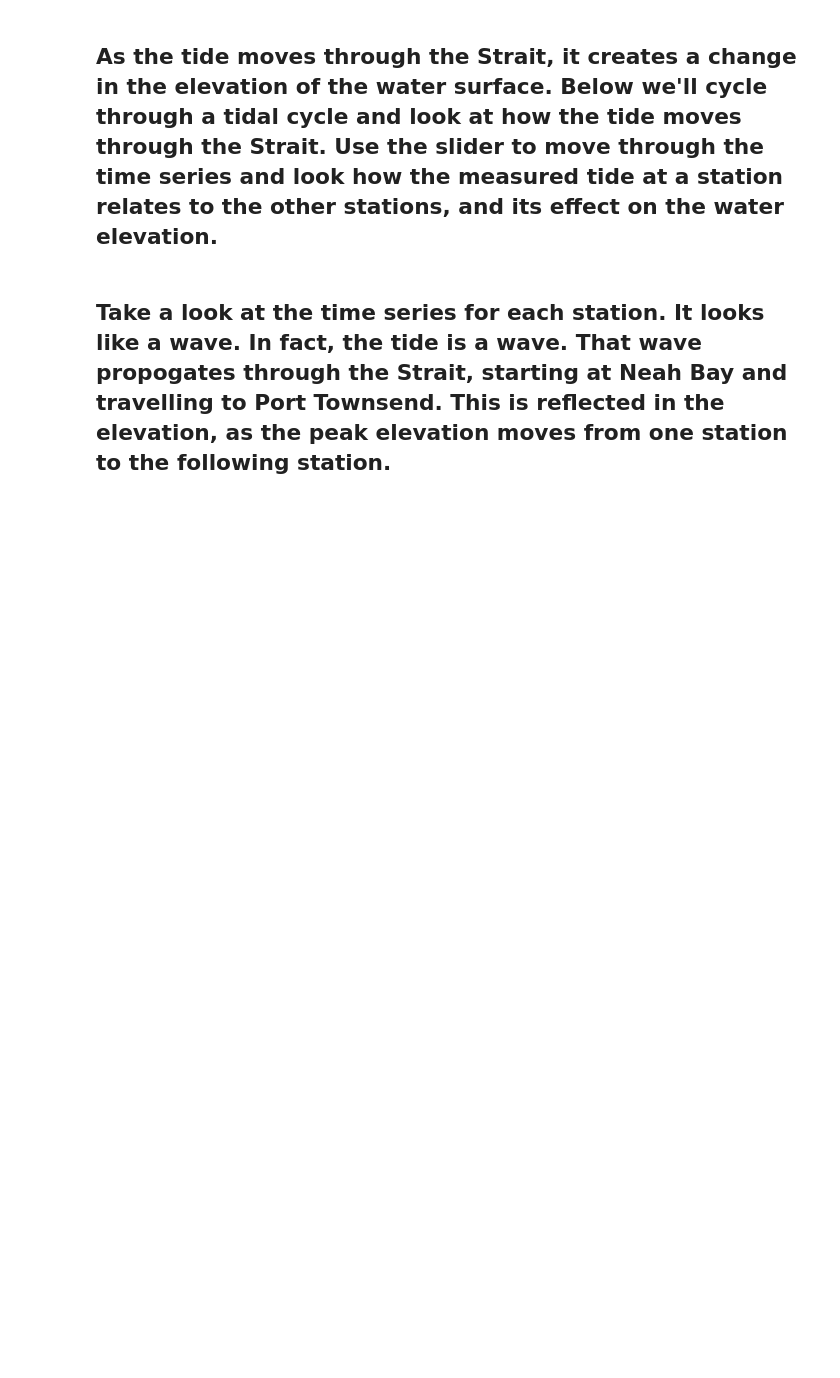
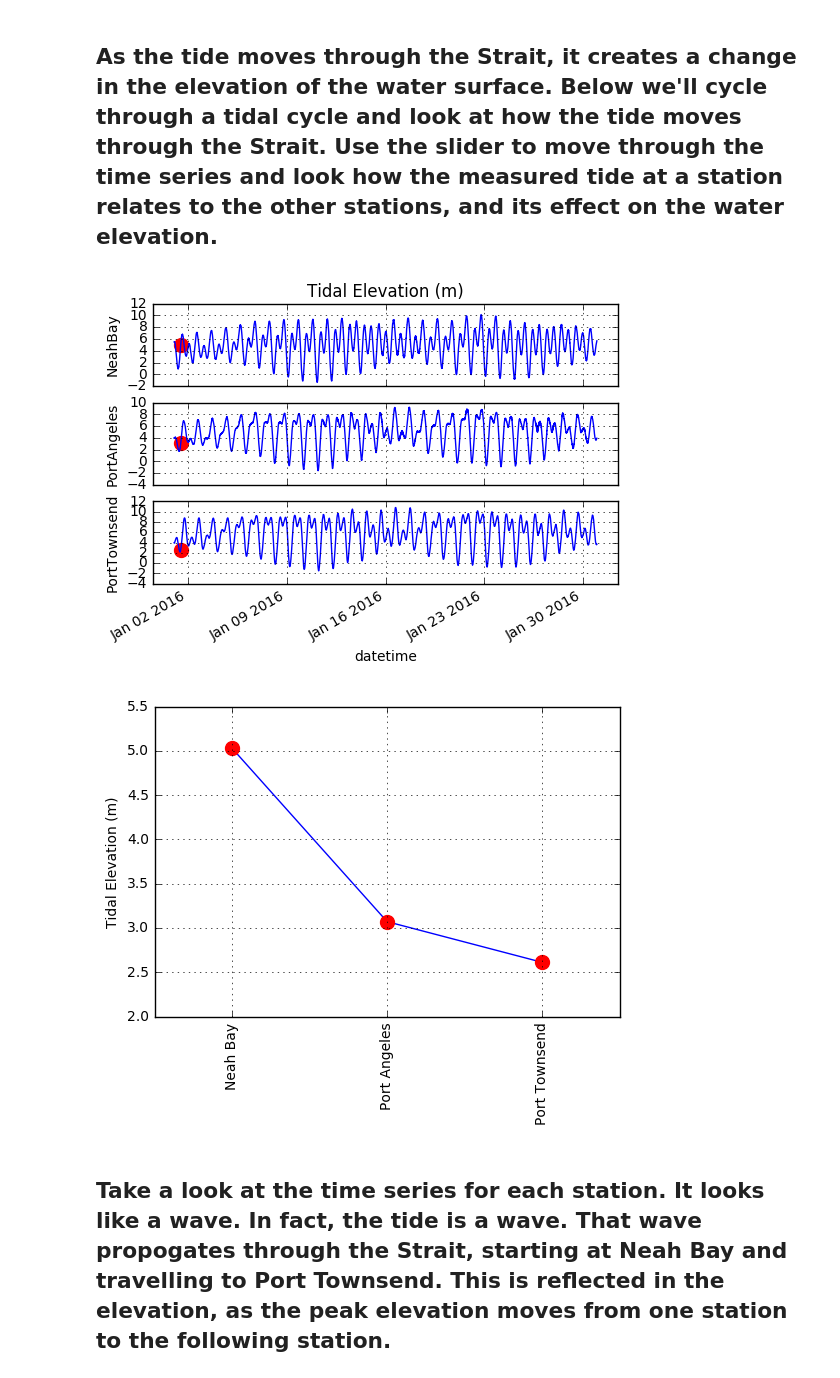
Before and after one commit to mguerrap/tydal, a Jupyter notebook: Module/Module2.ipynb, the cells around one changed output. Cells and saved outputs as stored; diff of their text form; code cells hidden in the pictures; blank space fills up the shorter version.

```diff
--- a/Module/Module2.ipynb
+++ b/Module/Module2.ipynb
@@ -23,2 +21,8 @@ tide.plot_tide_data(Tides,'12-10-2013','12-31-2013')
+# %%
+%matplotlib inline
+tide.plot_tide_data(Tides,'1-01-2016','1-30-2016')
+# %% [output]
+[figure, added]
+[figure, added]
 # %% [markdown]
 ## Take a look at the time series for each station. It looks like a wave. In fact, the tide is a wave. That wave propogates through the Strait, starting at Neah Bay and travelling to Port Townsend. This is reflected in the elevation, as the peak elevation moves from one station to the following station.
```
Also changed, not shown: parts of 5 cells of this notebook, 7 other files.
